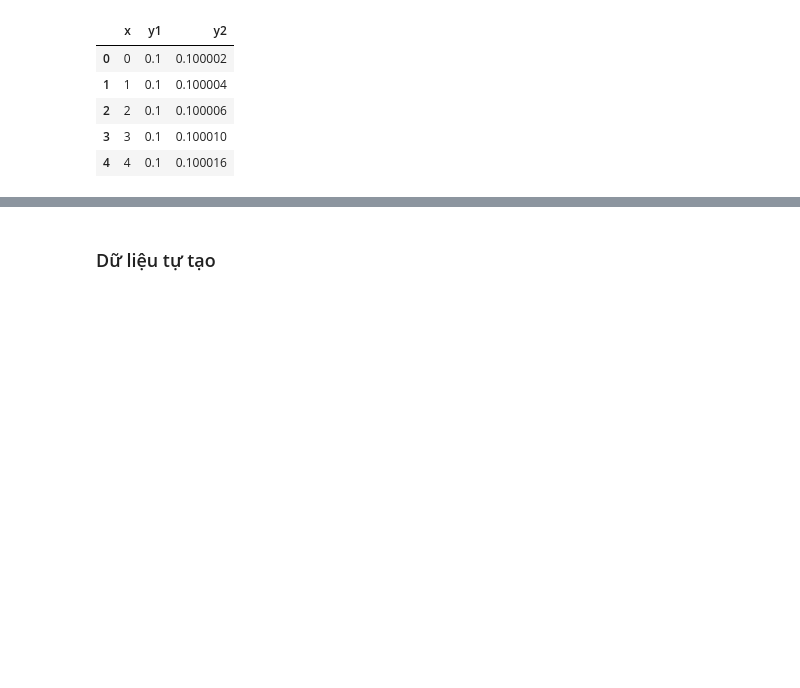
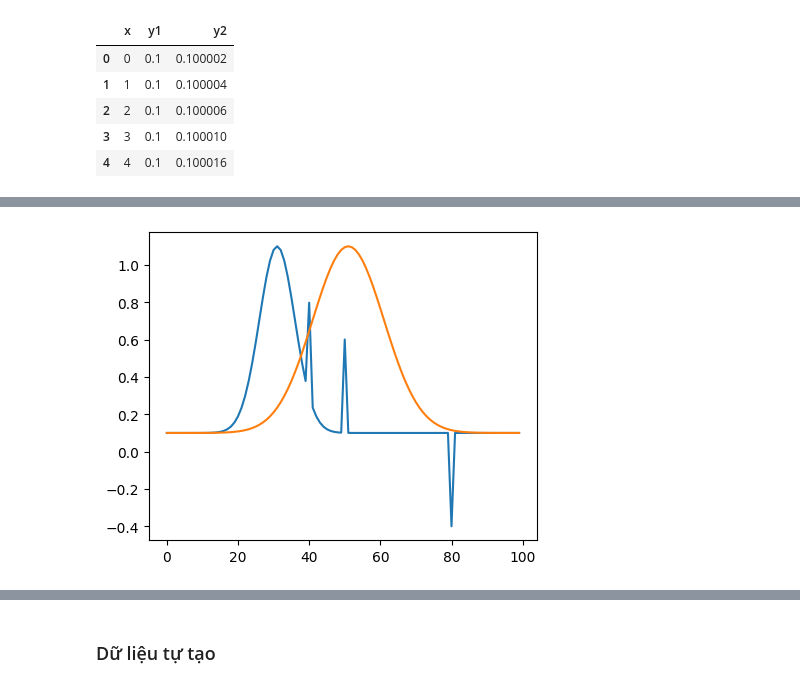
Before and after one commit to ducphuE10/robust-OPW, a Jupyter notebook: run.ipynb, the cells around one changed output, grey strips where cells are left out. Saved outputs shown, nothing was run; the diff lists cells and outputs as text; code cells hidden in the pictures; blank space fills up the shorter version.

```diff
--- a/run.ipynb
+++ b/run.ipynb
@@ -50,0 +136,27 @@ visualize(y1,y1_trend,threshold=0.3)
+# %%
+
+data = pd.read_csv('data/data.csv')
+data.head()
+y1 = data["y1"].values
+y2 = data["y2"].values
+
+# y1 = y1 * 100
+# y2 = y2 * 100
+y1[40]+=0.5
+y1[50]+=0.5
+y1[80]-=0.5
+
+
+#set seed
+# np.random.seed(0)
+
+# for i in range(5):
+#     y1[np.random.randint(0,100)]+= np.random.uniform(0,y1.max() / 2) * np.random.choice([-1,1])
+#     y2[np.random.randint(0,100)]+= np.random.uniform(0,y1.max() / 2) * np.random.choice([-1,1])
+# %%
+plt.figure(figsize = (5,4))
+plt.plot(y1, label="y1")
+plt.plot(y2, label="y2")
+plt.show()
+# %% [output]
+[figure, added]
```
Also changed, not shown: parts of 22 cells of this notebook, 7 other files.
